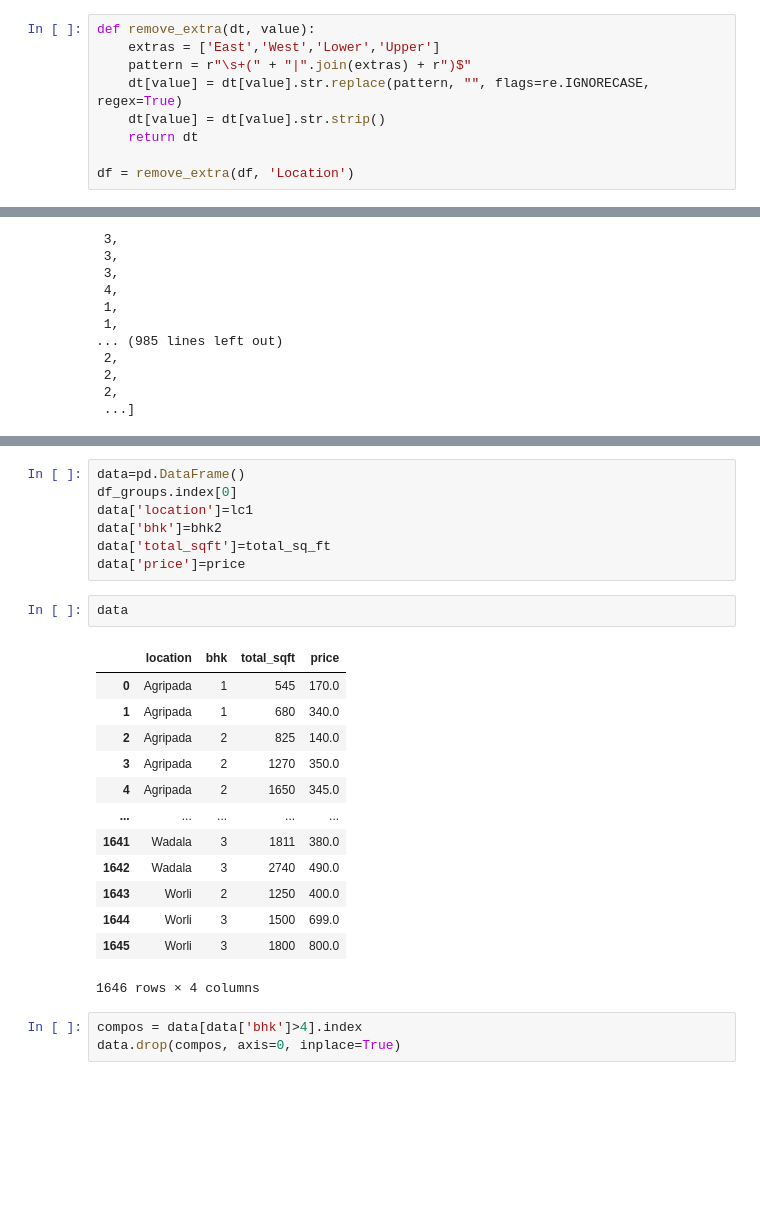
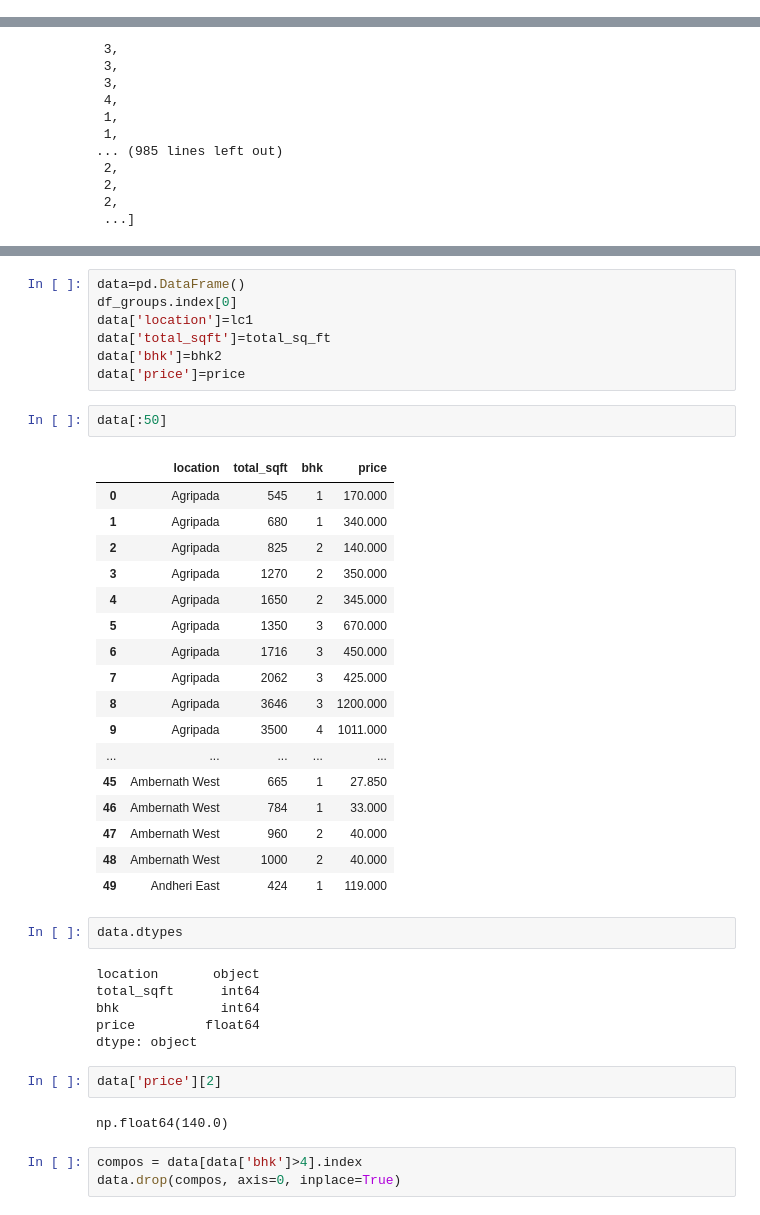
Before and after one commit to DEVprasad7/Mumbai_House_Prediction_App, a Jupyter notebook: Model_Notebook.ipynb, the cells around one changed output, grey strips where cells are left out. Cells and saved outputs as stored; diff of their text form; blank space fills up the shorter version.

```diff
--- a/Model_Notebook.ipynb
+++ b/Model_Notebook.ipynb
@@ -74,15 +74,6 @@ array(['Chembur', 'Kurla', 'Malad West', 'Rasayani', 'Vikhroli', 'Neral',
        'Usarghar Gaon', 'Kasheli', 'Thane East', 'Rabale',
        'Kanjurmarg East', 'Sector-20 Koparkhairane', 'Saphale'],
       dtype=object)
-# %%
-def remove_extra(dt, value):
-    extras = ['East','West','Lower','Upper']
-    pattern = r"\s+(" + "|".join(extras) + r")$"
-    dt[value] = dt[value].str.replace(pattern, "", flags=re.IGNORECASE, regex=True)
-    dt[value] = dt[value].str.strip()
-    return dt
-
-df = remove_extra(df, 'Location')
 # %%
 df['Location'].unique()
 # %% [output]
@@ -419,25 +405,41 @@ total_sq_ft
 data=pd.DataFrame()
 df_groups.index[0]
 data['location']=lc1
+data['total_sqft']=total_sq_ft
 data['bhk']=bhk2
-data['total_sqft']=total_sq_ft
 data['price']=price
 # %%
-data
+data[:50]
 # %% [output]
-|  | location | bhk | total_sqft | price |
-| 0 | Agripada | 1 | 545 | 170.0 |
-| 1 | Agripada | 1 | 680 | 340.0 |
-| 2 | Agripada | 2 | 825 | 140.0 |
-| 3 | Agripada | 2 | 1270 | 350.0 |
-| 4 | Agripada | 2 | 1650 | 345.0 |
+|  | location | total_sqft | bhk | price |
+| 0 | Agripada | 545 | 1 | 170.000 |
+| 1 | Agripada | 680 | 1 | 340.000 |
+| 2 | Agripada | 825 | 2 | 140.000 |
+| 3 | Agripada | 1270 | 2 | 350.000 |
+| 4 | Agripada | 1650 | 2 | 345.000 |
+| 5 | Agripada | 1350 | 3 | 670.000 |
+| 6 | Agripada | 1716 | 3 | 450.000 |
+| 7 | Agripada | 2062 | 3 | 425.000 |
+| 8 | Agripada | 3646 | 3 | 1200.000 |
+| 9 | Agripada | 3500 | 4 | 1011.000 |
 | ... | ... | ... | ... | ... |
-| 1641 | Wadala | 3 | 1811 | 380.0 |
-| 1642 | Wadala | 3 | 2740 | 490.0 |
-| 1643 | Worli | 2 | 1250 | 400.0 |
-| 1644 | Worli | 3 | 1500 | 699.0 |
-| 1645 | Worli | 3 | 1800 | 800.0 |
+| 45 | Ambernath West | 665 | 1 | 27.850 |
+| 46 | Ambernath West | 784 | 1 | 33.000 |
+| 47 | Ambernath West | 960 | 2 | 40.000 |
+| 48 | Ambernath West | 1000 | 2 | 40.000 |
+| 49 | Andheri East | 424 | 1 | 119.000 |
-1646 rows × 4 columns
+# %%
+data.dtypes
+# %% [output]
+location       object
+total_sqft      int64
+bhk             int64
+price         float64
+dtype: object
+# %%
+data['price'][2]
+# %% [output]
+np.float64(140.0)
 # %%
 compos = data[data['bhk']>4].index
 data.drop(compos, axis=0, inplace=True)
```
Also changed, not shown: parts of 50 cells of this notebook, 1 other file.
